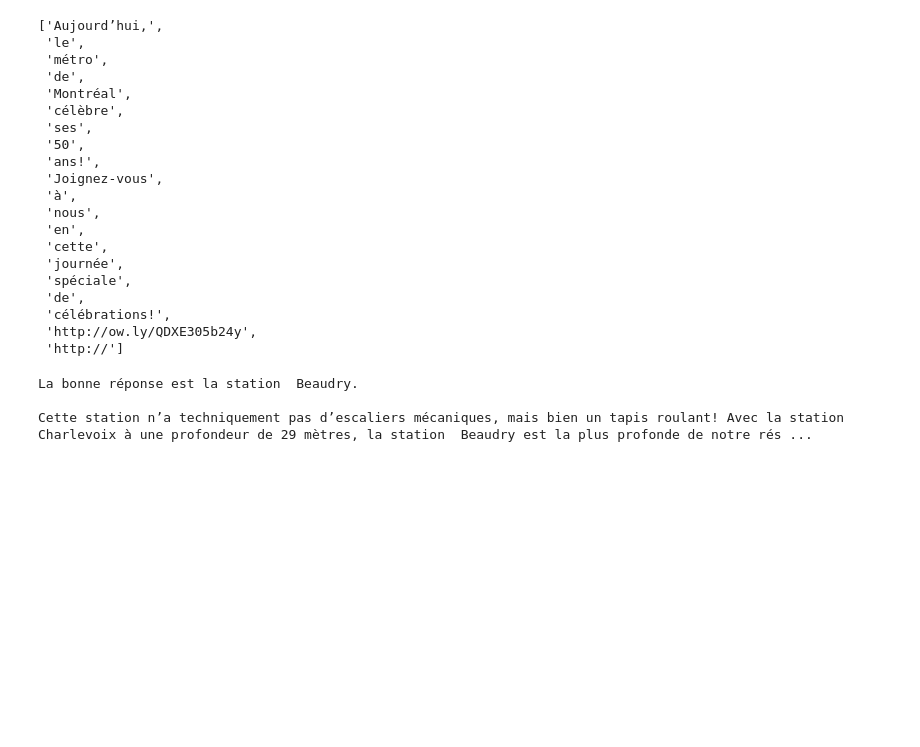
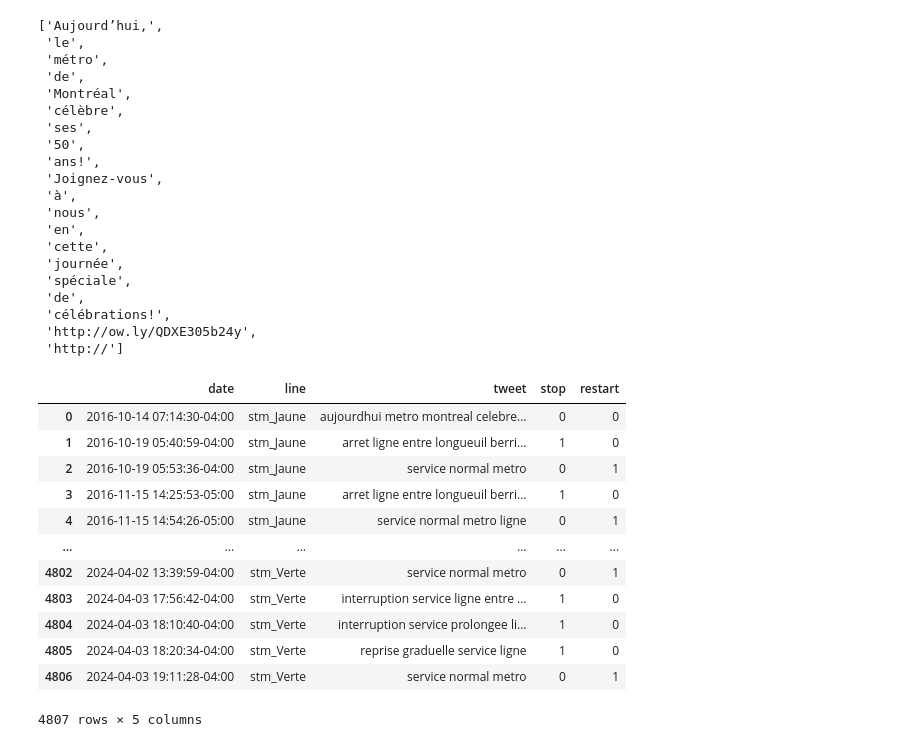
Before and after one commit to oliLamRou/TweetClassification, a Jupyter notebook: TweetClassification/notebooks/step-by-step.ipynb, the cells around one changed output. Cells and saved outputs as stored; diff of their text form; code cells hidden in the pictures; blank space fills up the shorter version.

```diff
--- a/TweetClassification/notebooks/step-by-step.ipynb
+++ b/TweetClassification/notebooks/step-by-step.ipynb
@@ -101,26 +121,66 @@ string.split()
  'http://ow.ly/QDXE305b24y',
  'http://']
 # %%
-from nltk.corpus import stopwords
+df = pd.read_csv('../../data/tweets_one_hot.csv')
+def remove_short_word(tweet):
+    tweet_ = []
+    for word in tweet.split():
+        if len(word) < 4:
+            continue
+
+        tweet_.append(word)
+
+    return " ".join(tweet_)
+
+#Character job
+df.tweet = (df.tweet.str.lower()
+    ).replace("l’", "", regex=True
+    ).replace("-", " ", regex=True
+    ).replace("[éèêë]", "e", regex=True
+    ).replace("[ç]", "c", regex=True
+    ).replace("[àâ]", "a", regex=True
+    ).replace("[îï]", "i", regex=True
+    ).replace("[ûùü]", "u", regex=True
+    ).replace('http?\:\/\/\S*', "", regex=True
+    ).replace('^@\S*', "", regex=True
+    ).replace('[^A-Za-z\s]', "", regex=True
+    ).replace('stminfo', "", regex=True
+    ).replace('ligne verte', "ligne", regex=True
+    ).replace('ligne orange', "ligne", regex=True
+    ).replace('ligne jaune', "ligne", regex=True
+    ).replace('ligne bleue', "ligne", regex=True
+    )
+
+#Remove short word
+df.tweet = df.tweet.apply(remove_short_word)
+
+#Remove english
 sw = stopwords.words('english')
 swe = set(stopwords.words('english'))
 swf = set(stopwords.words('french'))
 swe = swe.difference(swf)
 
-
 def sw_in(tweet):
     for word in tweet.split():
-        if len(word) < 2:
+        #exeception
+        if word in ['show']:
             continue
 
         if word in swe:
             return True
 
     return False
-
-df[df.tweet.apply(sw_in)]
-print(df.loc[4429].tweet)
 # %% [output]
+|  | date | line | tweet | stop | restart |
+| 0 | 2016-10-14 07:14:30-04:00 | stm_Jaune | aujourdhui metro montreal celebre... | 0 | 0 |
+| 1 | 2016-10-19 05:40:59-04:00 | stm_Jaune | arret ligne entre longueuil berri... | 1 | 0 |
+| 2 | 2016-10-19 05:53:36-04:00 | stm_Jaune | service normal metro | 0 | 1 |
+| 3 | 2016-11-15 14:25:53-05:00 | stm_Jaune | arret ligne entre longueuil berri... | 1 | 0 |
+| 4 | 2016-11-15 14:54:26-05:00 | stm_Jaune | service normal metro ligne | 0 | 1 |
+| ... | ... | ... | ... | ... | ... |
+| 4802 | 2024-04-02 13:39:59-04:00 | stm_Verte | service normal metro | 0 | 1 |
+| 4803 | 2024-04-03 17:56:42-04:00 | stm_Verte | interruption service ligne entre ... | 1 | 0 |
+| 4804 | 2024-04-03 18:10:40-04:00 | stm_Verte | interruption service prolongee li... | 1 | 0 |
+| 4805 | 2024-04-03 18:20:34-04:00 | stm_Verte | reprise graduelle service ligne | 1 | 0 |
+| 4806 | 2024-04-03 19:11:28-04:00 | stm_Verte | service normal metro | 0 | 1 |
-La bonne réponse est la station  Beaudry.
-
-Cette station n’a techniquement pas d’escaliers mécaniques, mais bien un tapis roulant! Avec la station  Charlevoix à une profondeur de 29 mètres, la station  Beaudry est la plus profonde de notre rés ...
+4807 rows × 5 columns
```
Also changed, not shown: parts of 15 cells of this notebook, 3 other files.
